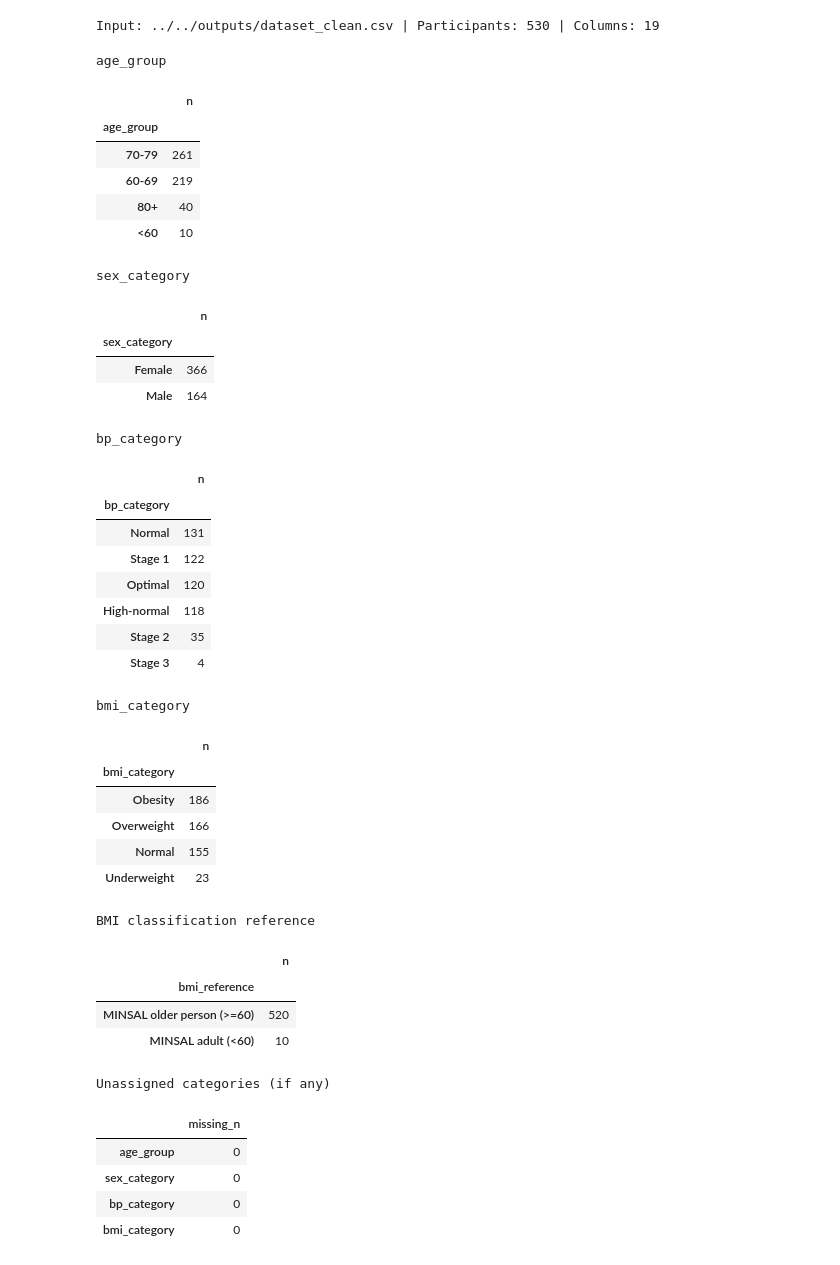
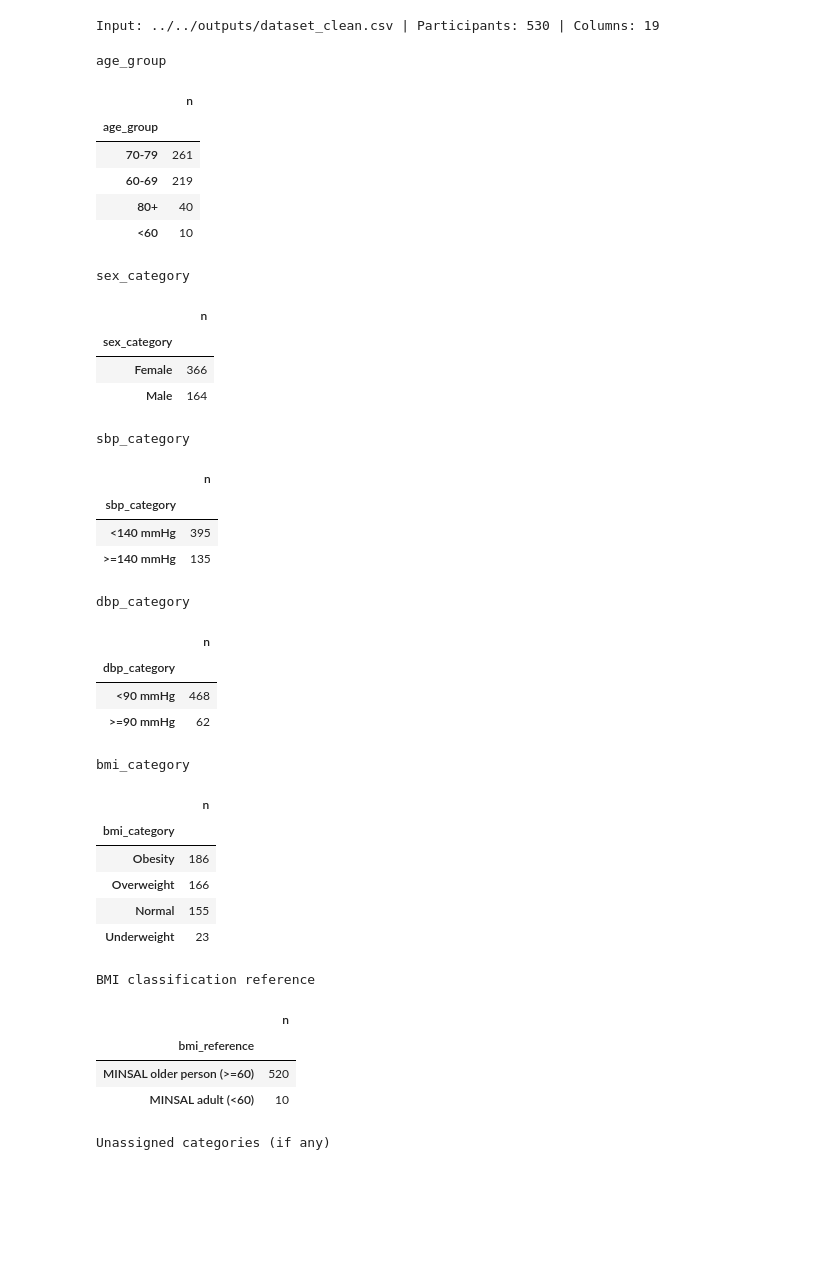
Before and after one commit to nim-ach/heart_variability_rate_profiles, a Jupyter notebook: notebooks/preprocessing/02_variable_categorization.ipynb, the cells around one changed output. Drawn from its saved outputs; the diff is of its cells as text; code cells hidden in the pictures; blank space fills up the shorter version.

```diff
--- a/notebooks/preprocessing/02_variable_categorization.ipynb
+++ b/notebooks/preprocessing/02_variable_categorization.ipynb
@@ -52,18 +55,21 @@ df["age_group"] = pd.cut(
 # Original sex coding: 1=Female and 2=Male (verify if the REDCap dictionary differs).
 df["sex_category"] = df["sex"].map({1: "Female", 2: "Male"}).astype("string")
 
-# Blood-pressure category: the higher of the systolic/diastolic categories prevails.
+# Independently categorize systolic and diastolic BP using the existing 140/90 mmHg cutoffs.
+# Categories are measurement descriptions, not diagnoses. Missing/non-positive values stay unassigned.
 sbp = df["bp_systolic"]
 dbp = df["bp_diastolic"]
-valid_bp = sbp.notna() & dbp.notna() & (sbp > dbp) & (dbp > 0)
 
-df["bp_category"] = pd.Series(pd.NA, index=df.index, dtype="string")
-df.loc[valid_bp, "bp_category"] = "Optimal"
-df.loc[valid_bp & ((sbp >= 120) | (dbp >= 80)), "bp_category"] = "Normal"
-df.loc[valid_bp & ((sbp >= 130) | (dbp >= 85)), "bp_category"] = "High-normal"
-df.loc[valid_bp & ((sbp >= 140) | (dbp >= 90)), "bp_category"] = "Stage 1"
-df.loc[valid_bp & ((sbp >= 160) | (dbp >= 100)), "bp_category"] = "Stage 2"
-df.loc[valid_bp & ((sbp >= 180) | (dbp >= 110)), "bp_category"] = "Stage 3"
+sbp_valid = sbp.notna() & (sbp > 0)
+dbp_valid = dbp.notna() & (dbp > 0)
+
+df["sbp_category"] = pd.Series(pd.NA, index=df.index, dtype="string")
+df.loc[sbp_valid & (sbp < 140), "sbp_category"] = "<140 mmHg"
+df.loc[sbp_valid & (sbp >= 140), "sbp_category"] = ">=140 mmHg"
+
+df["dbp_category"] = pd.Series(pd.NA, index=df.index, dtype="string")
+df.loc[dbp_valid & (dbp < 90), "dbp_category"] = "<90 mmHg"
+df.loc[dbp_valid & (dbp >= 90), "dbp_category"] = ">=90 mmHg"
 # %%
 # Age-specific MINSAL BMI categories; numeric BMI is not changed.
 # Adults (<60): underweight <18.5, normal [18.5,25), overweight [25,30), obese >=30.
@@ -90,53 +96,49 @@ df.loc[older, "bmi_reference"] = "MINSAL older person (>=60)"
 df.loc[df["age"].isna(), ["bmi_category", "bmi_reference"]] = pd.NA
 # %%
 # Review category sizes and any unassigned cases.
-factors = ["age_group", "sex_category", "bp_category", "bmi_category"]
+factors = ["age_group", "sex_category", "sbp_category", "dbp_category", "bmi_category"]
 for factor in factors:
     print(f"\n{factor}")
     display(df[factor].value_counts(dropna=False).rename("n").to_frame())
 
 print("\nBMI classification reference")
 display(df["bmi_reference"].value_counts(dropna=False).rename("n").to_frame())
 
 print("\nUnassigned categories (if any)")
 display(df[factors].isna().sum().rename("missing_n").to_frame())
 # %% [output]
 age_group
 |  | n |
 | age_group |  |
 | 70-79 | 261 |
 | 60-69 | 219 |
 | 80+ | 40 |
 | <60 | 10 |
 sex_category
 |  | n |
 | sex_category |  |
 | Female | 366 |
 | Male | 164 |
-bp_category
+sbp_category
 |  | n |
-| bp_category |  |
-| Normal | 131 |
-| Stage 1 | 122 |
-| Optimal | 120 |
-| High-normal | 118 |
-| Stage 2 | 35 |
-| Stage 3 | 4 |
+| sbp_category |  |
+| <140 mmHg | 395 |
+| >=140 mmHg | 135 |
-bmi_category
+dbp_category
 |  | n |
-| bmi_category |  |
-| Obesity | 186 |
-| Overweight | 166 |
-| Normal | 155 |
-| Underweight | 23 |
+| dbp_category |  |
+| <90 mmHg | 468 |
+| >=90 mmHg | 62 |
-BMI classification reference
+bmi_category
 |  | n |
-| bmi_reference |  |
-| MINSAL older person (>=60) | 520 |
-| MINSAL adult (<60) | 10 |
+| bmi_category |  |
+| Obesity | 186 |
+| Overweight | 166 |
+| Normal | 155 |
+| Underweight | 23 |
-Unassigned categories (if any)
+BMI classification reference
-|  | missing_n |
-| age_group | 0 |
-| sex_category | 0 |
-| bp_category | 0 |
-| bmi_category | 0 |
+|  | n |
+| bmi_reference |  |
+| MINSAL older person (>=60) | 520 |
+| MINSAL adult (<60) | 10 |
+Unassigned categories (if any)
```
Also changed, not shown: parts of 3 cells of this notebook, 8 other files.
